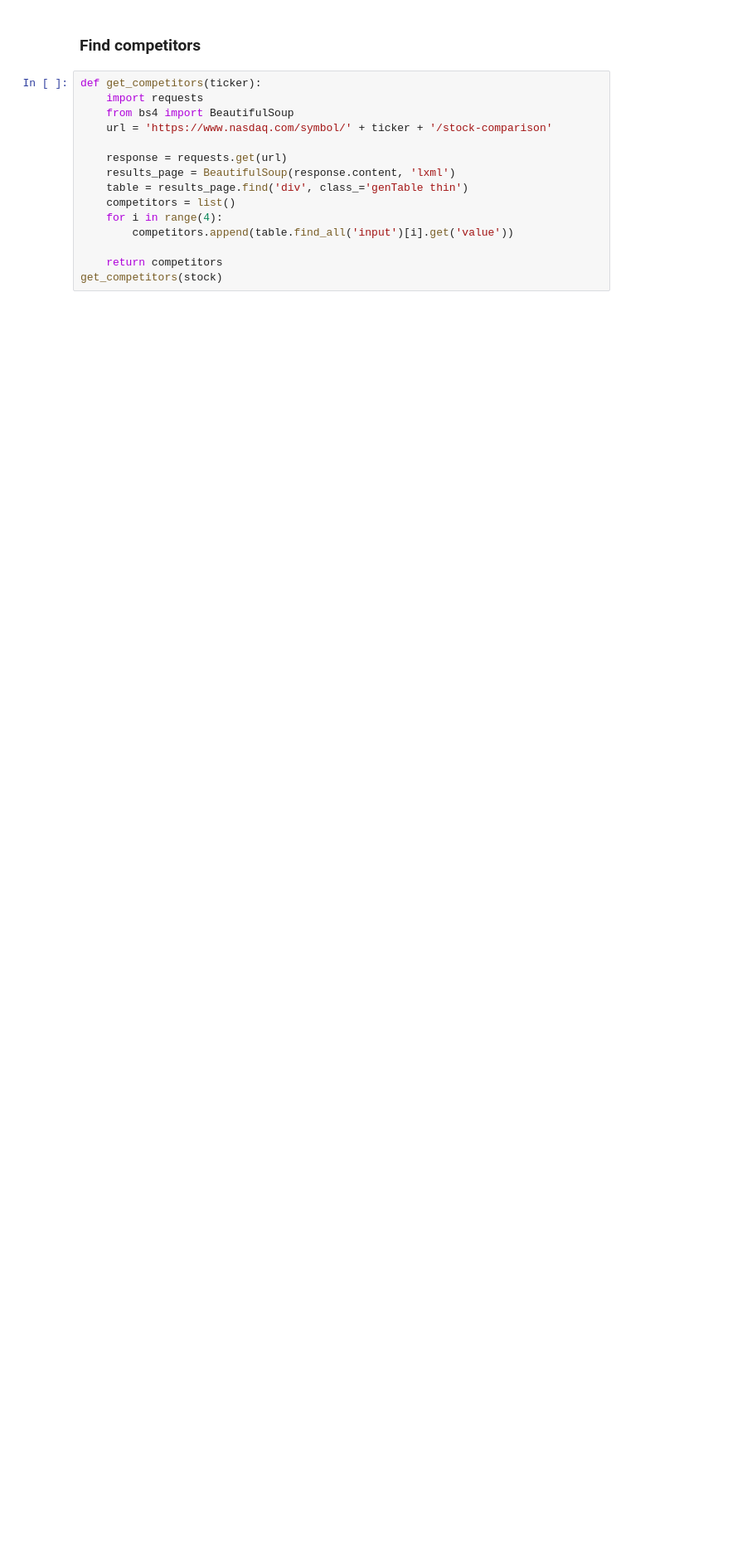
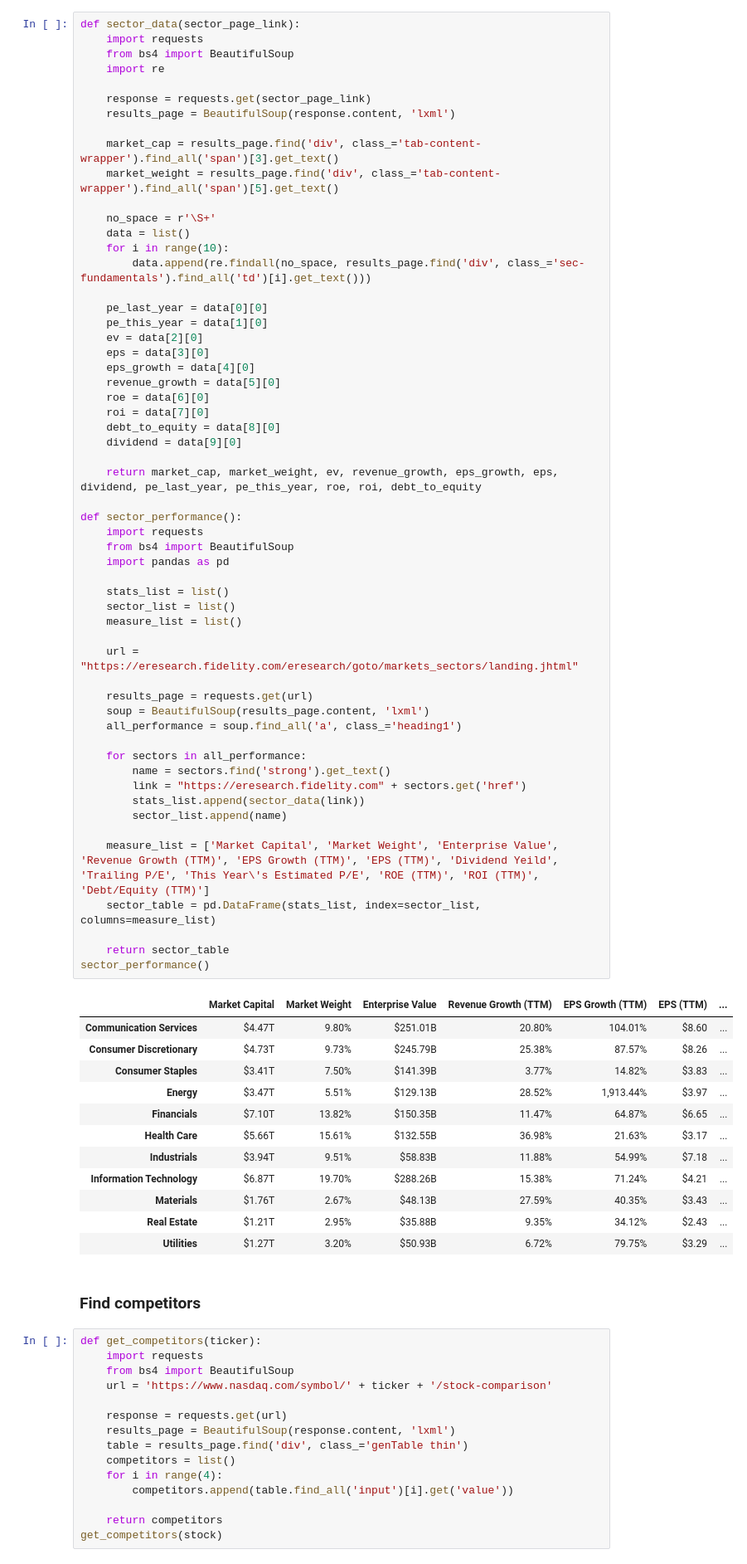
Before and after one commit to suyuchenxm/toolsproject, a Jupyter notebook: Jordan.ipynb, the cells around one changed output. Shown at 83% size. Drawn from its saved outputs; the diff is of its cells as text; blank space fills up the shorter version.

```diff
--- a/Jordan.ipynb
+++ b/Jordan.ipynb
@@ -75,3 +21,72 @@ get_sector(stock)
+# %%
+def sector_data(sector_page_link):
+    import requests
+    from bs4 import BeautifulSoup
+    import re
+
+    response = requests.get(sector_page_link)
+    results_page = BeautifulSoup(response.content, 'lxml')
+
+    market_cap = results_page.find('div', class_='tab-content-wrapper').find_all('span')[3].get_text()
+    market_weight = results_page.find('div', class_='tab-content-wrapper').find_all('span')[5].get_text()
+
+    no_space = r'\S+'
+    data = list()
+    for i in range(10):
+        data.append(re.findall(no_space, results_page.find('div', class_='sec-fundamentals').find_all('td')[i].get_text()))
+
+    pe_last_year = data[0][0]
+    pe_this_year = data[1][0]
+    ev = data[2][0]
+    eps = data[3][0]
+    eps_growth = data[4][0]
+    revenue_growth = data[5][0]
+    roe = data[6][0]
+    roi = data[7][0]
+    debt_to_equity = data[8][0]
+    dividend = data[9][0]
+
+    return market_cap, market_weight, ev, revenue_growth, eps_growth, eps, dividend, pe_last_year, pe_this_year, roe, roi, debt_to_equity
+
+def sector_performance():
+    import requests
+    from bs4 import BeautifulSoup
+    import pandas as pd
+
+    stats_list = list()
+    sector_list = list()
+    measure_list = list()
+
+    url = "https://eresearch.fidelity.com/eresearch/goto/markets_sectors/landing.jhtml"
+
+    results_page = requests.get(url)
+    soup = BeautifulSoup(results_page.content, 'lxml')
+    all_performance = soup.find_all('a', class_='heading1')
+
+    for sectors in all_performance:
+        name = sectors.find('strong').get_text()
+        link = "https://eresearch.fidelity.com" + sectors.get('href')
+        stats_list.append(sector_data(link))
+        sector_list.append(name)
+
+    measure_list = ['Market Capital', 'Market Weight', 'Enterprise Value', 'Revenue Growth (TTM)', 'EPS Growth (TTM)', 'EPS (TTM)', 'Dividend Yeild', 'Trailing P/E', 'This Year\'s Estimated P/E', 'ROE (TTM)', 'ROI (TTM)', 'Debt/Equity (TTM)']
+    sector_table = pd.DataFrame(stats_list, index=sector_list, columns=measure_list)
+
+    return sector_table
+sector_performance()
+# %% [output]
+|  | Market Capital | Market Weight | Enterprise Value | Revenue Growth (TTM) | EPS Growth (TTM) | EPS (TTM) | ... |
+| Communication Services | $4.47T | 9.80% | $251.01B | 20.80% | 104.01% | $8.60 | ... |
+| Consumer Discretionary | $4.73T | 9.73% | $245.79B | 25.38% | 87.57% | $8.26 | ... |
+| Consumer Staples | $3.41T | 7.50% | $141.39B | 3.77% | 14.82% | $3.83 | ... |
+| Energy | $3.47T | 5.51% | $129.13B | 28.52% | 1,913.44% | $3.97 | ... |
+| Financials | $7.10T | 13.82% | $150.35B | 11.47% | 64.87% | $6.65 | ... |
+| Health Care | $5.66T | 15.61% | $132.55B | 36.98% | 21.63% | $3.17 | ... |
+| Industrials | $3.94T | 9.51% | $58.83B | 11.88% | 54.99% | $7.18 | ... |
+| Information Technology | $6.87T | 19.70% | $288.26B | 15.38% | 71.24% | $4.21 | ... |
+| Materials | $1.76T | 2.67% | $48.13B | 27.59% | 40.35% | $3.43 | ... |
+| Real Estate | $1.21T | 2.95% | $35.88B | 9.35% | 34.12% | $2.43 | ... |
+| Utilities | $1.27T | 3.20% | $50.93B | 6.72% | 79.75% | $3.29 | ... |
 # %% [markdown]
 ### Find competitors
 # %%
```
Also changed, not shown: parts of 8 cells of this notebook.
